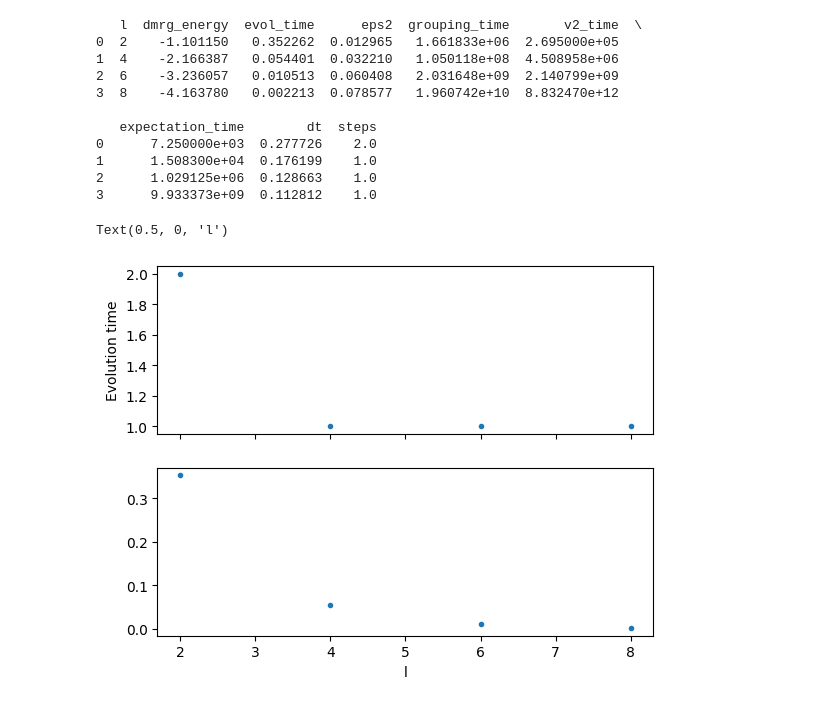
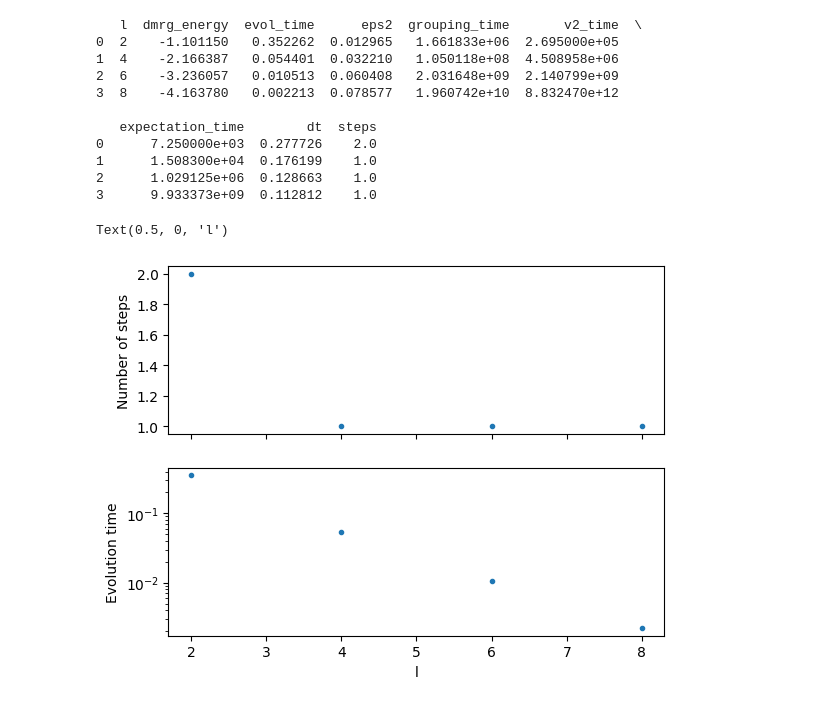
Before and after one commit to bdalfavero/qpe_resources, a Jupyter notebook: h_chains_sparse.ipynb, the cells around one changed output. Cells and saved outputs as stored; diff of their text form; code cells hidden in the pictures.

```diff
--- a/h_chains_sparse.ipynb
+++ b/h_chains_sparse.ipynb
@@ -171,16 +171,19 @@ print(df.head())
 3      9.933373e+09  0.112812    1.0
 # %%
 df.to_csv("data/h_chain_results.csv")
+# %%
+df = pd.read_csv("data/h_chain_results.csv")
 # %%
 fig, ax = plt.subplots(2, 1, sharex=True)
 ax[0].plot(df["l"], df["steps"], '.')
 ax[0].set_ylabel("Number of steps")
 ax[1].plot(df["l"], df["evol_time"], '.')
-ax[0].set_ylabel("Evolution time")
+ax[1].set_yscale("log")
+ax[1].set_ylabel("Evolution time")
 ax[1].set_xlabel("l")
 # %% [output]
 Text(0.5, 0, 'l')
-[figure, old version]
+[figure, new version]
 # %%
 fig2, ax2 = plt.subplots()
 ax2.plot(df["l"], df["grouping_time"], label="grouping")
```
Also changed, not shown: parts of 1 cell of this notebook.
